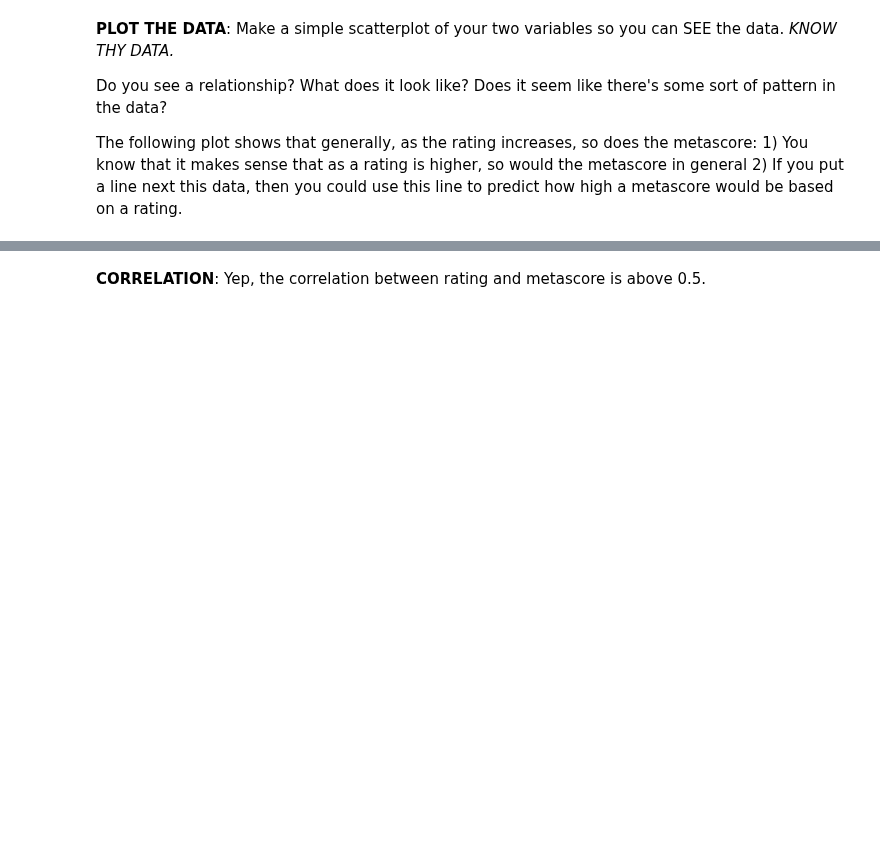
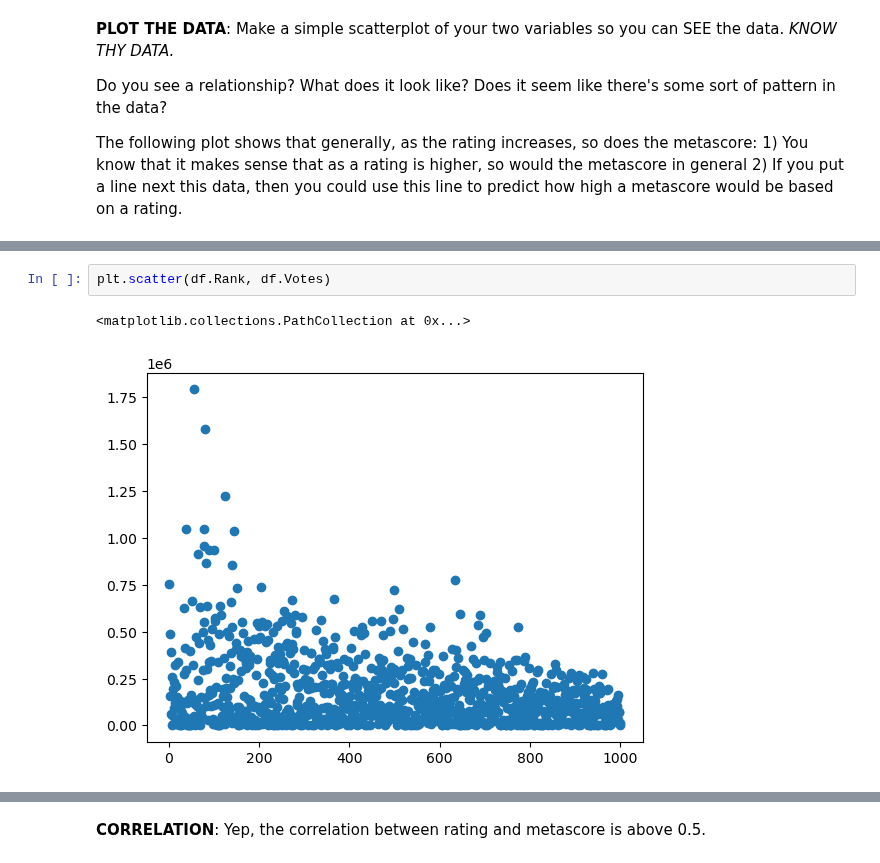
Before and after one commit to DanLightner/BUSA321, a Jupyter notebook: BUSA321/Chapter 4 - Bivariate Numerical Visualization.ipynb, the cells around one changed output, grey strips where cells are left out. Cells and saved outputs as stored; diff of their text form; blank space fills up the shorter version.

```diff
--- a/BUSA321/Chapter 4 - Bivariate Numerical Visualization.ipynb
+++ b/BUSA321/Chapter 4 - Bivariate Numerical Visualization.ipynb
@@ -56,0 +74,5 @@ plt.show()
+# %%
+plt.scatter(df.Rank, df.Votes)
+# %% [output]
+<matplotlib.collections.PathCollection at 0x...>
+[figure, added]
```
Also changed, not shown: parts of 8 cells of this notebook.
